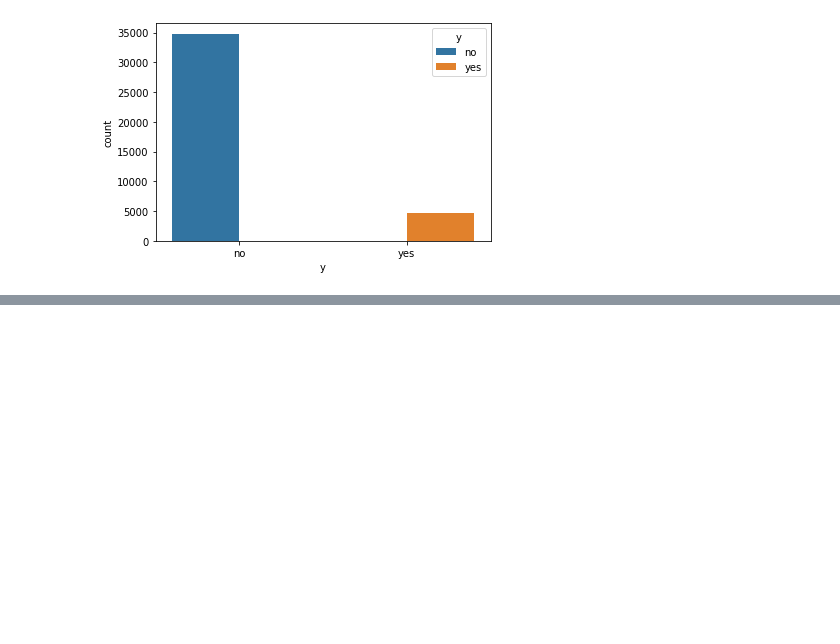
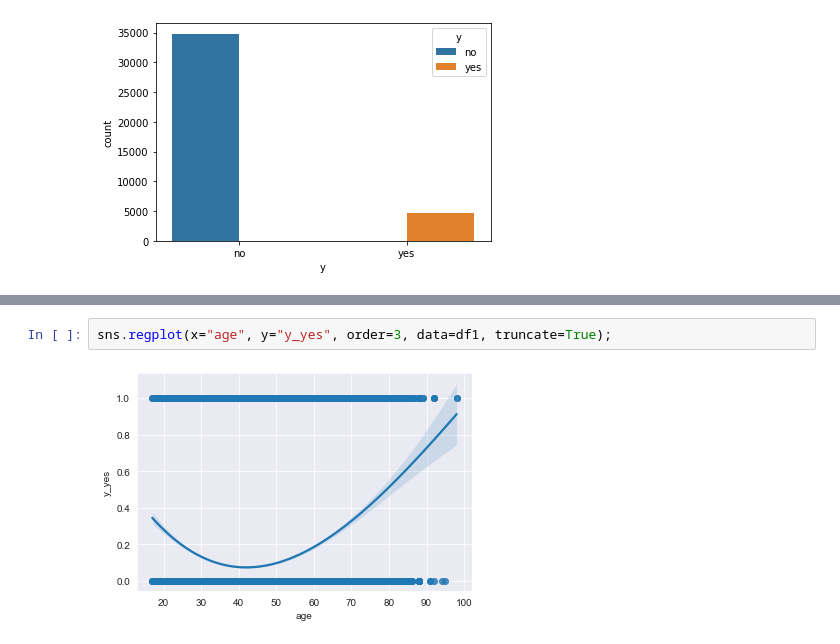
Before and after one commit to LIMDANBI/2021-2, a Jupyter notebook: DataMining/bank_marketing_analysis.ipynb, the cells around one changed output, grey strips where cells are left out. Saved outputs shown, nothing was run; the diff lists cells and outputs as text; blank space fills up the shorter version.

```diff
--- a/DataMining/bank_marketing_analysis.ipynb
+++ b/DataMining/bank_marketing_analysis.ipynb
@@ -176,0 +256,4 @@ for i in list(df.columns[df.dtypes == 'object']):
+# %%
+sns.regplot(x="age", y="y_yes", order=3, data=df1, truncate=True);
+# %% [output]
+[figure, added]
```
Also changed, not shown: parts of 11 cells of this notebook.
